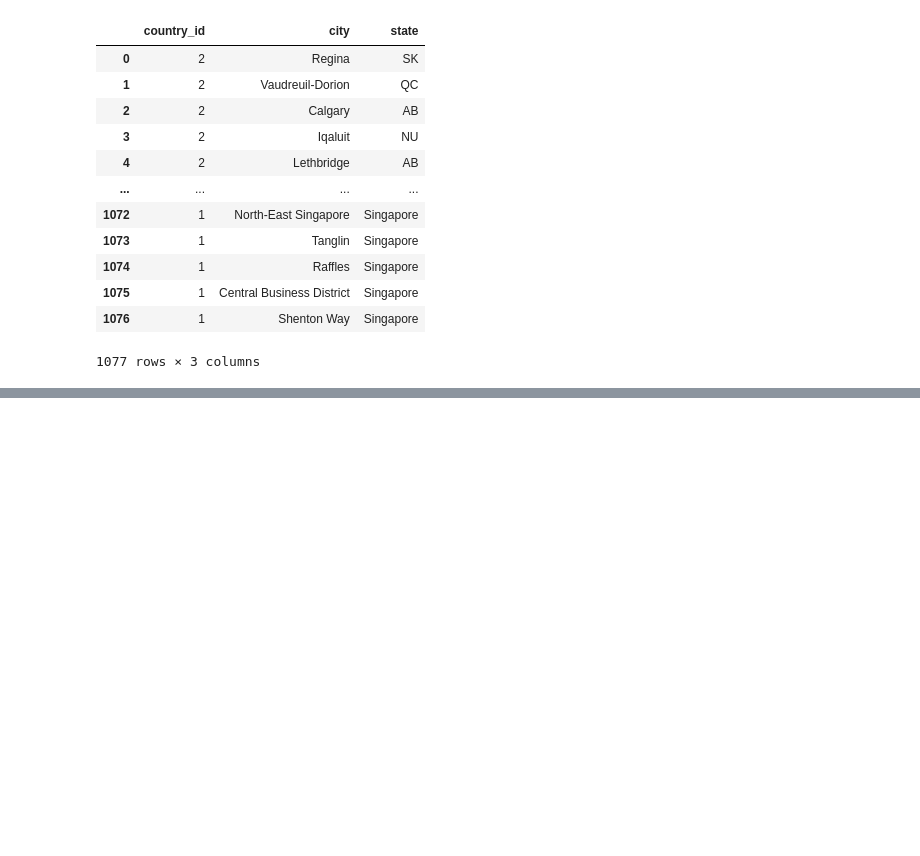
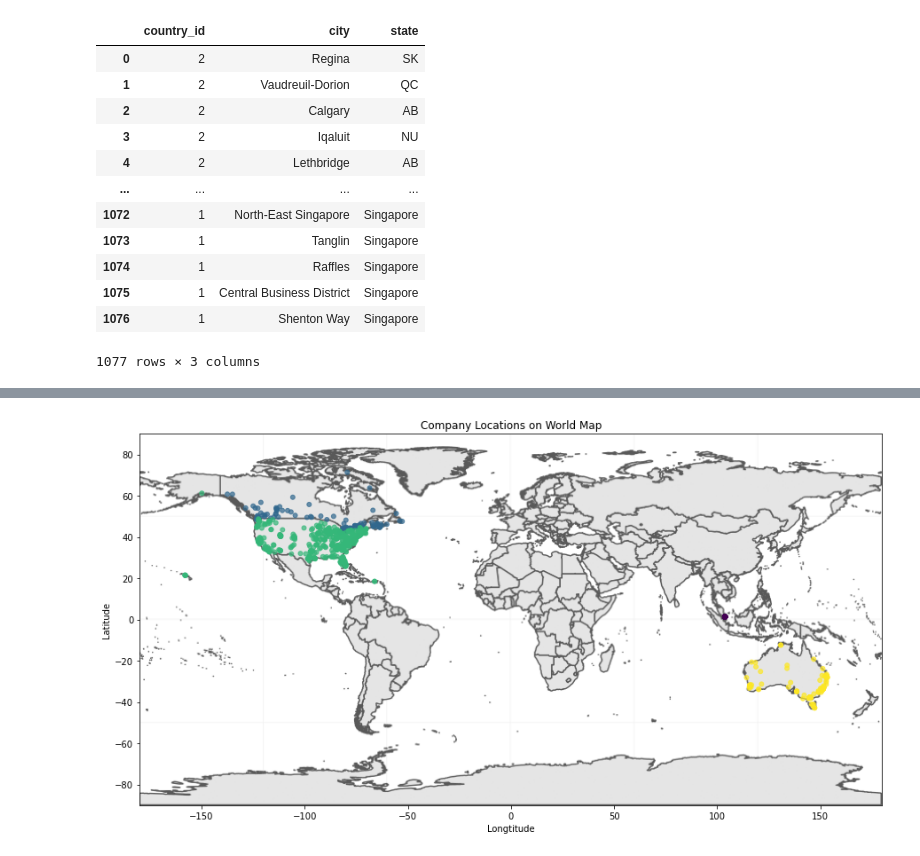
Before and after one commit to angmay/DataJobMarket, a Jupyter notebook: Transformation Subfiles/city_location_API.ipynb, the cells around one changed output, grey strips where cells are left out. Cells and saved outputs as stored; diff of their text form; code cells hidden in the pictures; blank space fills up the shorter version.

Commit message:
Uploaded map and finalized city location API

```diff
--- a/Transformation Subfiles/city_location_API.ipynb
+++ b/Transformation Subfiles/city_location_API.ipynb
@@ -85,0 +114,19 @@ plt.show()
+# %%
+# Import a world map image as the background
+ruh_m = plt.imread("../Raw Data/map.png")
+BBox = (-180, 180, -90, 90)
+
+# Plot scatter points from longtitude and latitude
+fig, ax = plt.subplots(figsize = (15, 8))
+sm = ax.scatter(df_loc["lng"], df_loc["lat"], zorder=1, c = df_loc["country_id"], alpha= 0.7, s = 25)
+
+# Set the x, y limits same as the world map
+ax.set_xlim(BBox[0], BBox[1])
+ax.set_ylim(BBox[2], BBox[3])
+ax.set_title("Company Locations on World Map")
+ax.set_xlabel("Longtitude")
+ax.set_ylabel("Latitude")
+ax.imshow(ruh_m, zorder=0, extent = BBox, aspect= 'equal')
+plt.show()
+# %% [output]
+[figure, added]
```
Also changed, not shown: parts of 6 cells of this notebook, 2 other files.
